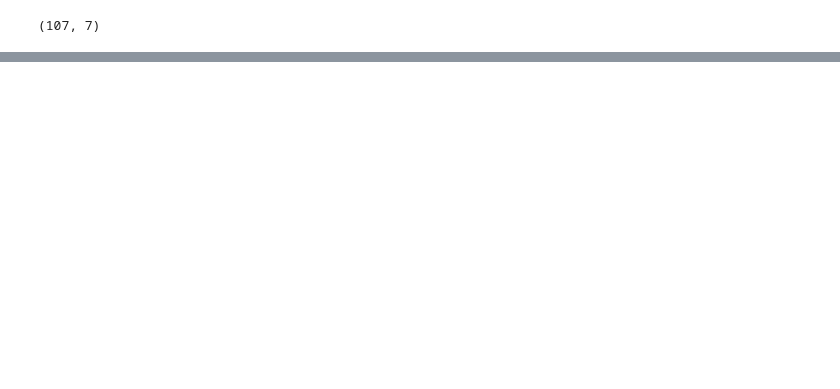
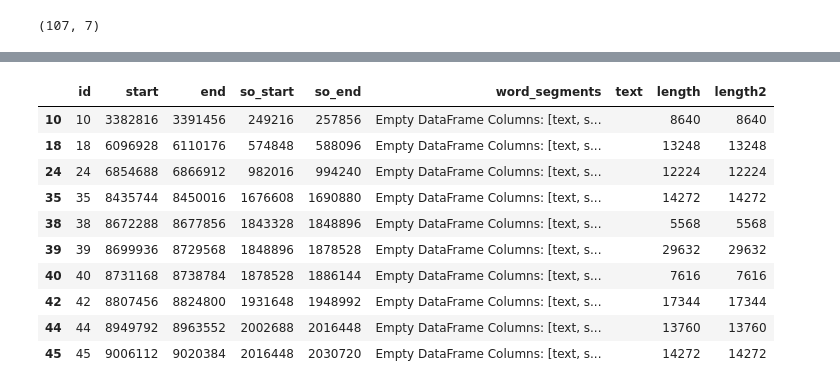
Before and after one commit to MrEnigmamgine/Audacle, a Jupyter notebook: testing/whisperx_torch_scratch.ipynb, the cells around one changed output, grey strips where cells are left out. Saved outputs shown, nothing was run; the diff lists cells and outputs as text; code cells hidden in the pictures; blank space fills up the shorter version.

```diff
--- a/testing/whisperx_torch_scratch.ipynb
+++ b/testing/whisperx_torch_scratch.ipynb
@@ -241,0 +339,21 @@ if word ends after segment ends, put word in next segment
+# %%
+segment_ranges = [range(x,y) for x,y in df[['so_start','so_end']].values]
+word_ranges = [range(x,y) for x,y in adf[['start','end']].values]
+
+ids = []
+for word_segment in word_ranges:
+    for i, segment in enumerate(segment_ranges):
+        if get_segment_overlap_percent(segment, word_segment) > .5:
+            ids.append(i)
+            break
+    else:
+        ids.append(None)
+adf['parent_id'] = ids
+
+f = lambda x: adf[adf['parent_id'] == x['id']]
+df['word_segments'] = df.apply(f, axis=1)
+
+f = lambda x: ' '.join(x['word_segments']['text'].to_list())
+df['text'] = df.apply(f, axis=1)
+
+df.head()
@@ -241,0 +382,17 @@ if word ends after segment ends, put word in next segment
+# %%
+df['length'] = df['end'] - df['start']
+df['length2'] = df['so_end'] - df['so_start']
+# %%
+df[df['text'] == ''].head(10)
+# %% [output]
+|  | id | start | end | so_start | so_end | word_segments | text | length | length2 |
+| 10 | 10 | 3382816 | 3391456 | 249216 | 257856 | Empty DataFrame Columns: [text, s... |  | 8640 | 8640 |
+| 18 | 18 | 6096928 | 6110176 | 574848 | 588096 | Empty DataFrame Columns: [text, s... |  | 13248 | 13248 |
+| 24 | 24 | 6854688 | 6866912 | 982016 | 994240 | Empty DataFrame Columns: [text, s... |  | 12224 | 12224 |
+| 35 | 35 | 8435744 | 8450016 | 1676608 | 1690880 | Empty DataFrame Columns: [text, s... |  | 14272 | 14272 |
+| 38 | 38 | 8672288 | 8677856 | 1843328 | 1848896 | Empty DataFrame Columns: [text, s... |  | 5568 | 5568 |
+| 39 | 39 | 8699936 | 8729568 | 1848896 | 1878528 | Empty DataFrame Columns: [text, s... |  | 29632 | 29632 |
+| 40 | 40 | 8731168 | 8738784 | 1878528 | 1886144 | Empty DataFrame Columns: [text, s... |  | 7616 | 7616 |
+| 42 | 42 | 8807456 | 8824800 | 1931648 | 1948992 | Empty DataFrame Columns: [text, s... |  | 17344 | 17344 |
+| 44 | 44 | 8949792 | 8963552 | 2002688 | 2016448 | Empty DataFrame Columns: [text, s... |  | 13760 | 13760 |
+| 45 | 45 | 9006112 | 9020384 | 2016448 | 2030720 | Empty DataFrame Columns: [text, s... |  | 14272 | 14272 |
```
Also changed, not shown: parts of 28 cells of this notebook, 12 other files.
